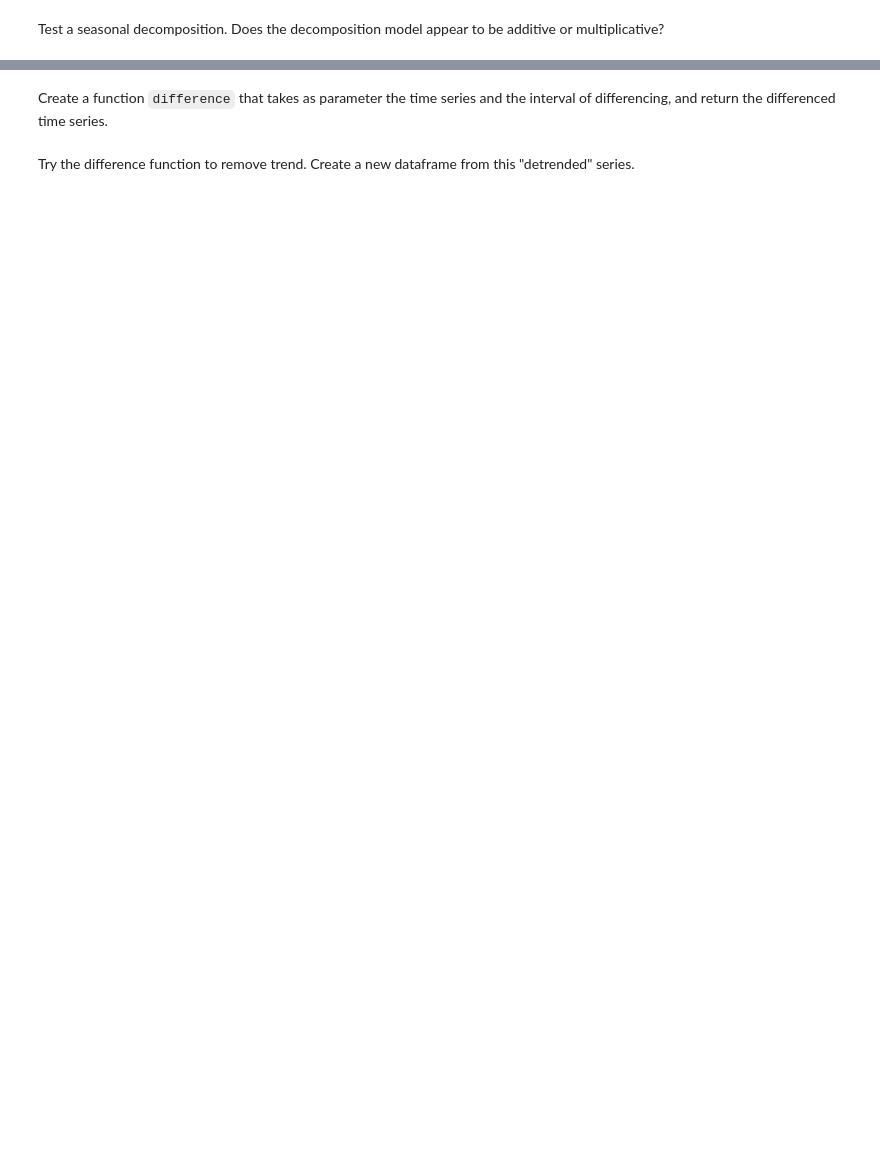
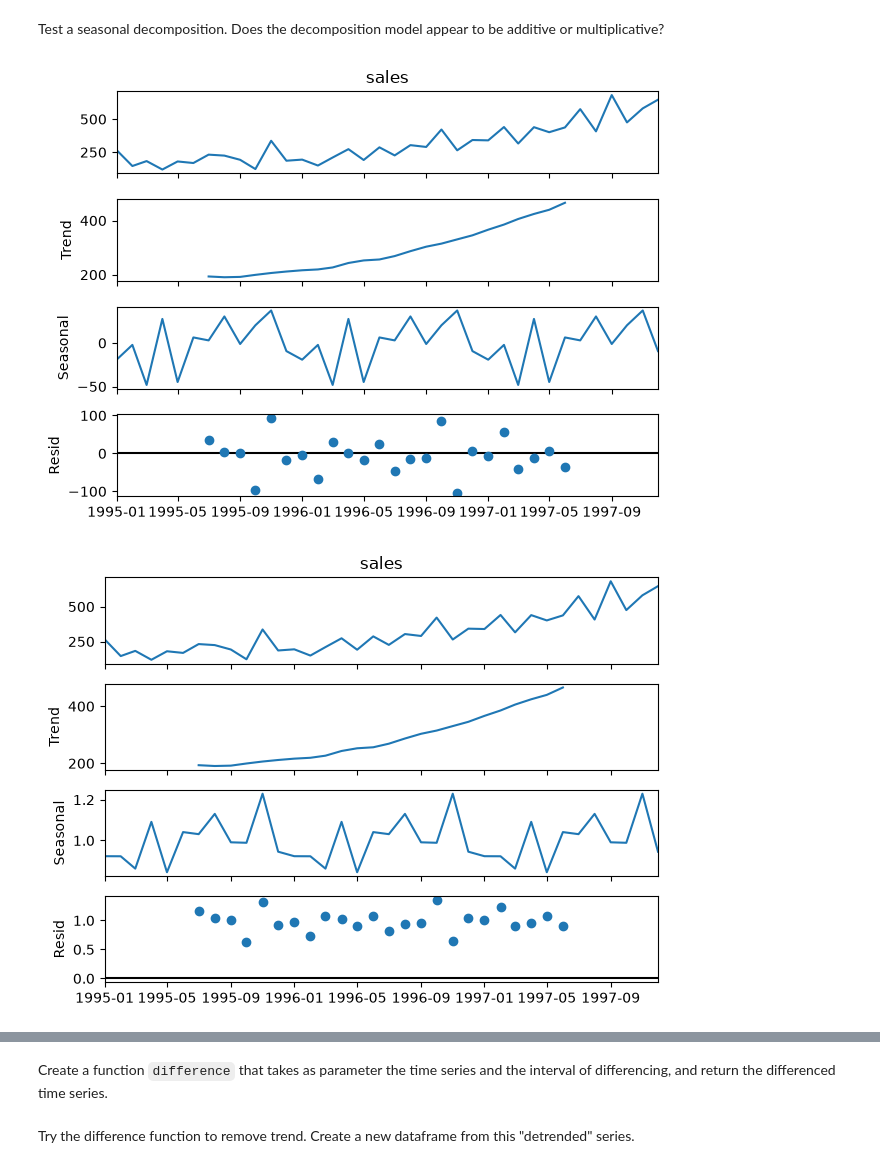
Before and after one commit to Giovanipt2/Time-Series, a Jupyter notebook: notebooks/differencing.ipynb, the cells around one changed output, grey strips where cells are left out. Drawn from its saved outputs; the diff is of its cells as text; code cells hidden in the pictures; blank space fills up the shorter version.

```diff
--- a/notebooks/differencing.ipynb
+++ b/notebooks/differencing.ipynb
@@ -26,2 +61,9 @@ Read the `shampoo_sales.csv` time series with the appropriate time index, and pl
 # %% [markdown]
 Test a seasonal decomposition. Does the decomposition model appear to be additive or multiplicative?
+# %%
+dec_add = seasonal_decompose(sales, model="additive", period=12)
+dec_mul = seasonal_decompose(sales, model="multiplicative", period=12)
+dec_add.plot(); dec_mul.plot(); plt.show()
+# %% [output]
+[figure, added]
+[figure, added]
```
Also changed, not shown: parts of 13 cells of this notebook, 3 other files.
